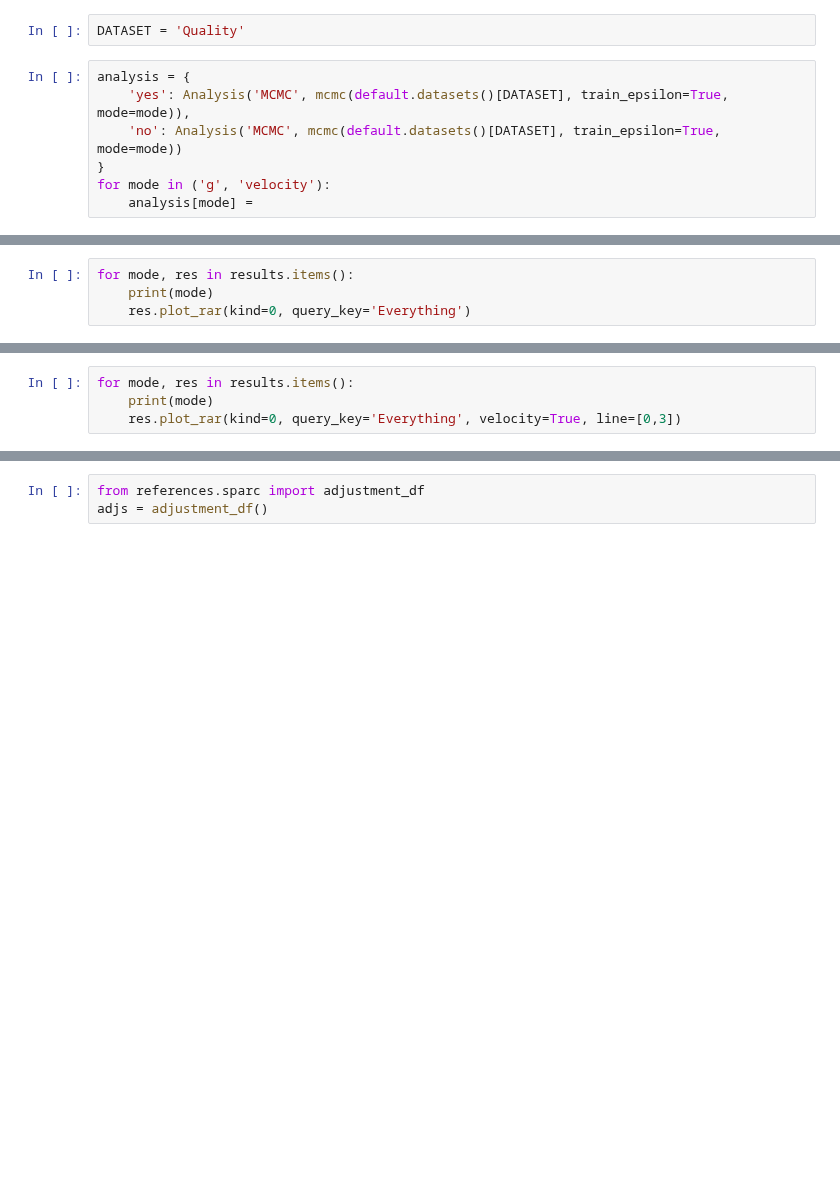
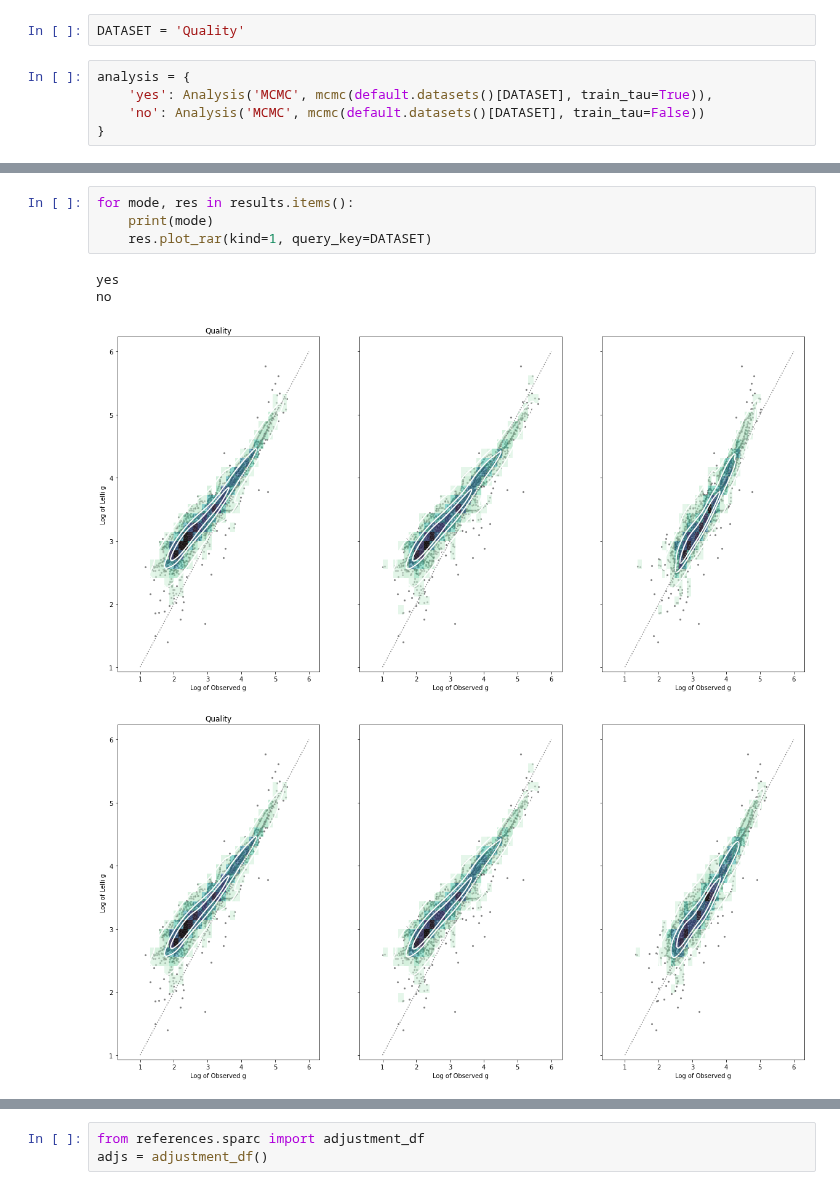
Before and after one commit to timjdavey/galactus, a Jupyter notebook: notebooks/MCMC galaxy.ipynb, the cells around one changed output, grey strips where cells are left out. Saved outputs shown, nothing was run; the diff lists cells and outputs as text; blank space fills up the shorter version.

```diff
--- a/notebooks/MCMC galaxy.ipynb
+++ b/notebooks/MCMC galaxy.ipynb
@@ -12,11 +12,9 @@ default = Result()
 DATASET = 'Quality'
 # %%
 analysis = {
-    'yes': Analysis('MCMC', mcmc(default.datasets()[DATASET], train_epsilon=True, mode=mode)),
-    'no': Analysis('MCMC', mcmc(default.datasets()[DATASET], train_epsilon=True, mode=mode))
+    'yes': Analysis('MCMC', mcmc(default.datasets()[DATASET], train_tau=True)),
+    'no': Analysis('MCMC', mcmc(default.datasets()[DATASET], train_tau=False))
 }
-for mode in ('g', 'velocity'):
-    analysis[mode] =
 # %%
 results = dict([(mode, aa.Result(fast=True)) for mode, aa in analysis.items()])
 # %% [output]
@@ -109,4 +22,0 @@ velocity
-# %%
-for mode, res in results.items():
-    print(mode)
-    res.plot_rar(kind=0, query_key='Everything')
@@ -120,4 +22,0 @@ velocity
-# %%
-for mode, res in results.items():
-    print(mode)
-    res.plot_rar(kind=0, query_key='Everything', velocity=True, line=[0,3])
@@ -130,0 +37,9 @@ velocity
+# %%
+for mode, res in results.items():
+    print(mode)
+    res.plot_rar(kind=1, query_key=DATASET)
+# %% [output]
+yes
+no
+[figure, added]
+[figure, added]
```
Also changed, not shown: parts of 10 cells of this notebook, 1 other file.
